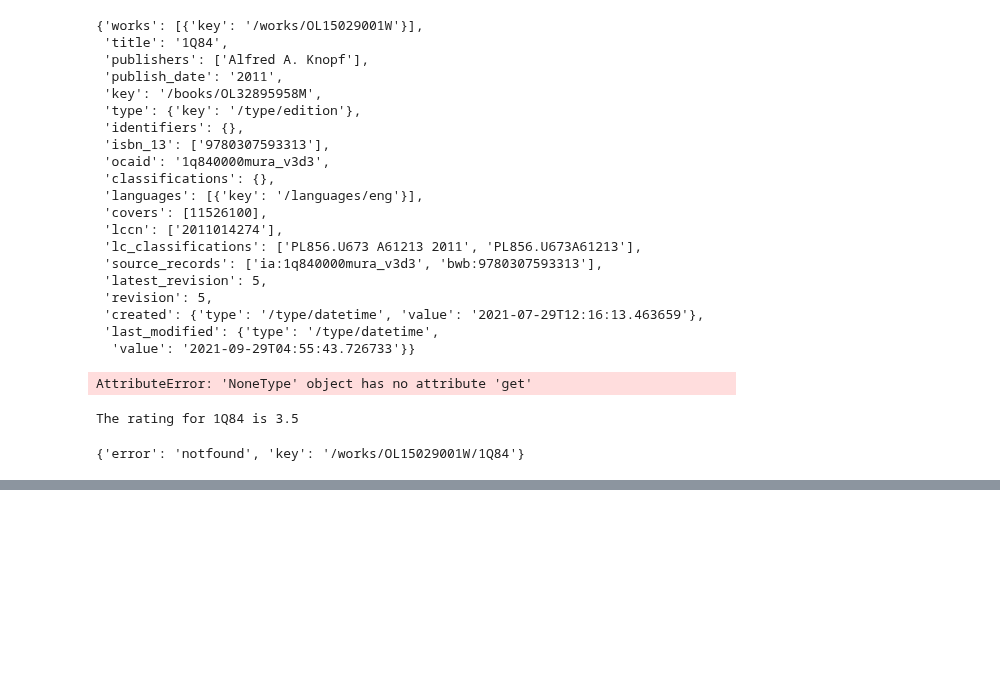
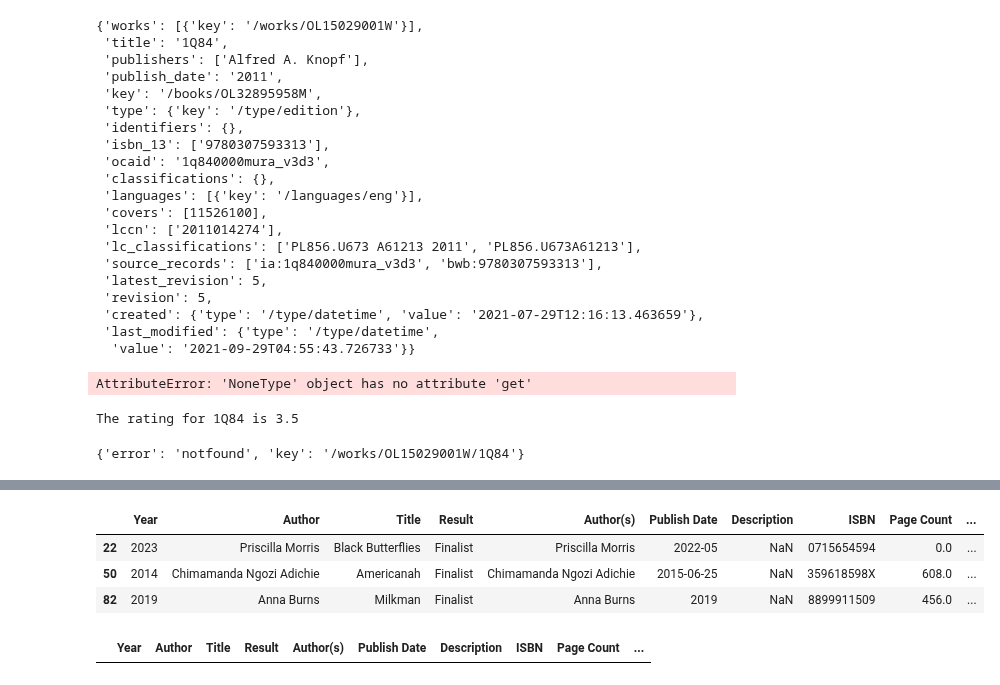
Before and after one commit to lalelisealstad/mybook-dashboard, a Jupyter notebook: app.ipynb, the cells around one changed output, grey strips where cells are left out. Cells and saved outputs as stored; diff of their text form; code cells hidden in the pictures; blank space fills up the shorter version.

```diff
--- a/app.ipynb
+++ b/app.ipynb
@@ -276,0 +580,28 @@ data
+# %%
+import re
+
+# Function to remove square brackets and their contents using regex
+def remove_square_brackets(text):
+    return re.sub(r'\[.*?\]', '', text)
+
+# Apply the function to the 'Title' column
+df['Title'] = df['Title'].apply(remove_square_brackets)
+
+# book_df = pd.merge(df.assign(Title= df['Title'].str.lower()),
+#                      combined_book_info.assign(Title=combined_book_info['Title'].str.lower()),
+#                      on='Title', how='outer')
+
+book_df = pd.merge(df,
+                     combined_book_info,
+                     on='Title', how='outer')
+missing = book_df.query("Description.isnull() ")
+missing
+# %% [output]
+|  | Year | Author | Title | Result | Author(s) | Publish Date | Description | ISBN | Page Count | ... |
+| 22 | 2023 | Priscilla Morris | Black Butterflies | Finalist | Priscilla Morris | 2022-05 | NaN | 0715654594 | 0.0 | ... |
+| 50 | 2014 | Chimamanda Ngozi Adichie | Americanah | Finalist | Chimamanda Ngozi Adichie | 2015-06-25 | NaN | 359618598X | 608.0 | ... |
+| 82 | 2019 | Anna Burns | Milkman | Finalist | Anna Burns | 2019 | NaN | 8899911509 | 456.0 | ... |
+# %%
+book_df.loc[book_df['Author(s)'].isnull()==True]
+# %% [output]
+|  | Year | Author | Title | Result | Author(s) | Publish Date | Description | ISBN | Page Count | ... |
```
Also changed, not shown: parts of 9 cells of this notebook, 9 other files.
